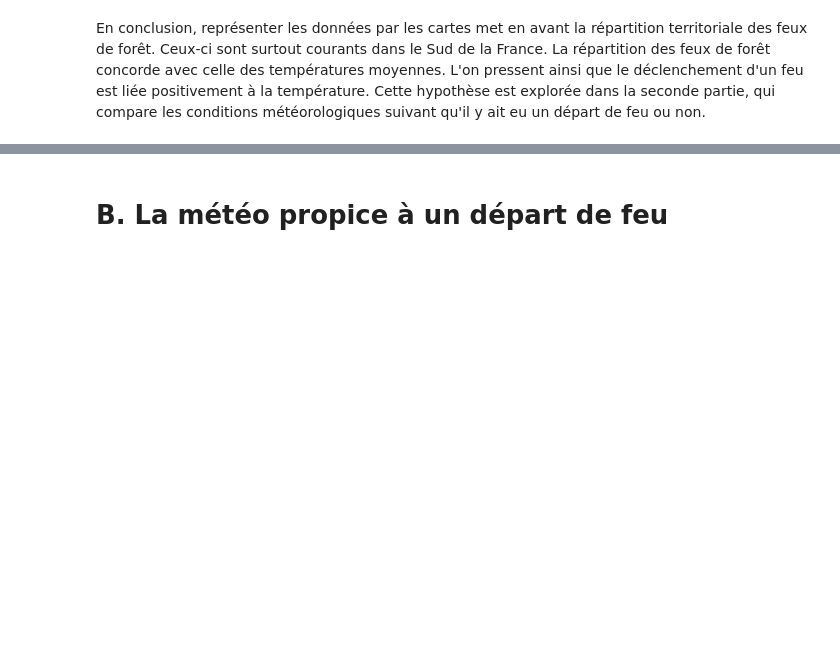
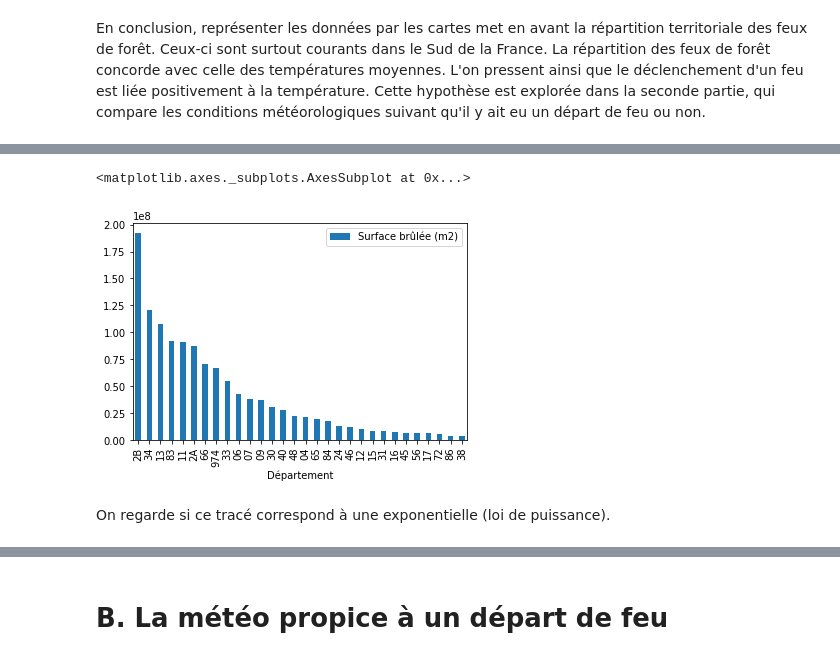
Before and after one commit to Theo-Clavel/feux_de_foret, a Jupyter notebook: Partie2.ipynb, the cells around one changed output, grey strips where cells are left out. Drawn from its saved outputs; the diff is of its cells as text; code cells hidden in the pictures; blank space fills up the shorter version.

```diff
--- a/Partie2.ipynb
+++ b/Partie2.ipynb
@@ -270,0 +287,7 @@ En conclusion, représenter les données par les cartes met en avant la réparti
+# %%
+dfdep.head(30).plot.bar(y='Surface brûlée (m2)',x='Département')
+# %% [output]
+<matplotlib.axes._subplots.AxesSubplot at 0x...>
+[figure, added]
+# %% [markdown]
+On regarde si ce tracé correspond à une exponentielle (loi de puissance).
```
Also changed, not shown: parts of 9 cells of this notebook.
